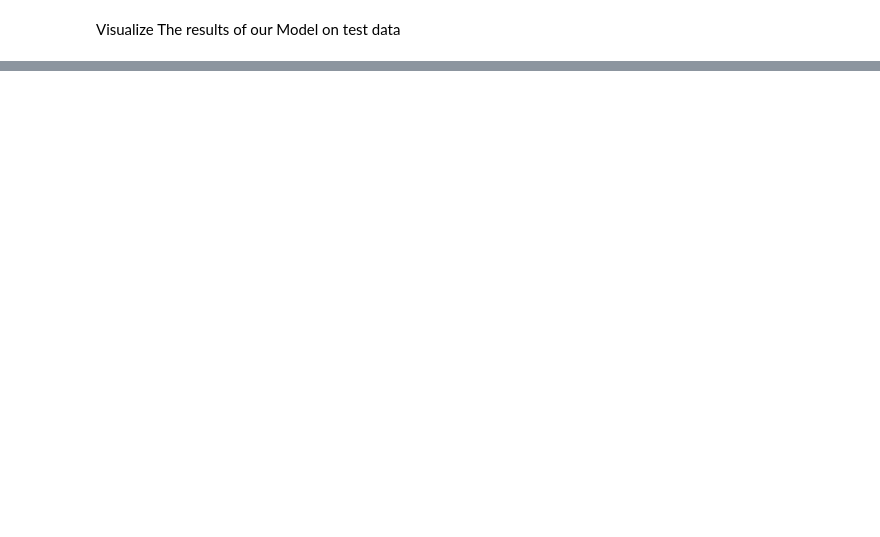
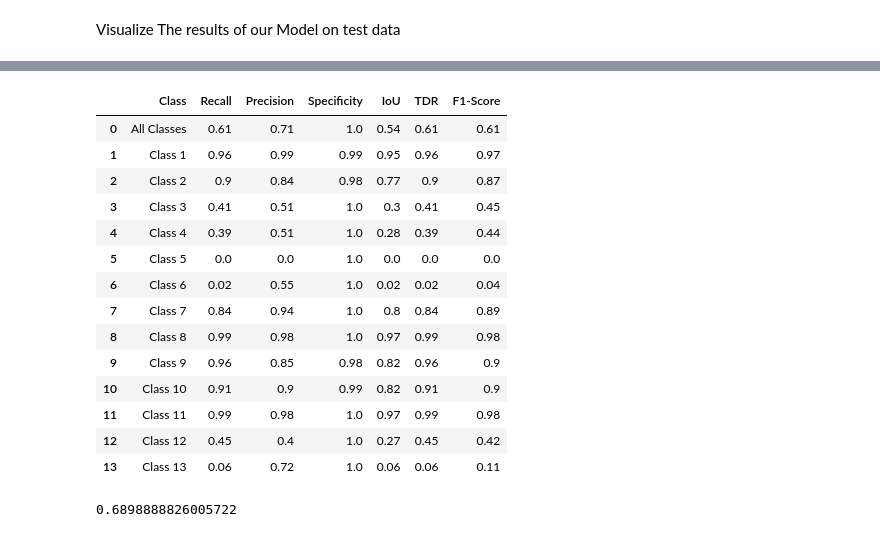
Before and after one commit to GhaidaaKh/Self-driving-cars, a Jupyter notebook: Code/Phase2-Semantic Segmentation From Scratch..ipynb, the cells around one changed output, grey strips where cells are left out. Cells and saved outputs as stored; diff of their text form; code cells hidden in the pictures; blank space fills up the shorter version.

```diff
--- a/Code/Phase2-Semantic Segmentation From Scratch..ipynb
+++ b/Code/Phase2-Semantic Segmentation From Scratch..ipynb
@@ -216,0 +217,17 @@ for image, mask in test_generator.take(6):
+# %%
+def create_mask(dataset, model):
+    true_masks, predicted_masks = [], []
+    for images, masks in dataset:
+        pred_masks = model.predict(images)
+        pred_masks = tf.expand_dims(tf.argmax(pred_masks, axis=-1), axis=-1)
+        true_masks.extend(masks)
+        predicted_masks.extend(pred_masks)
+
+    true_masks = np.array(true_masks)
+    predicted_masks = np.array(predicted_masks)
+
+    return true_masks, predicted_masks
+# %%
+true_train_masks, predicted_train_masks = create_mask(train_generator, model)
+true_validation_masks, predicted_validation_masks = create_mask(val_generator, model)
+true_test_masks, predicted_test_masks = create_mask(test_generator, model)
@@ -216,0 +405,23 @@ for image, mask in test_generator.take(6):
+# %%
+model_evaluation_on_train_dataset = evaluate_model(true_train_masks, predicted_train_masks, n_classes=13)
+
+show_evaluations(model_evaluation_on_train_dataset,
+                 metrics=["Recall", "Precision", "Specificity", "IoU", "TDR", "F1-Score"],
+                 class_list=None,
+                 display_evaluations="All")
+# %% [output]
+|  | Class | Recall | Precision | Specificity | IoU | TDR | F1-Score |
+| 0 | All Classes | 0.61 | 0.71 | 1.0 | 0.54 | 0.61 | 0.61 |
+| 1 | Class 1 | 0.96 | 0.99 | 0.99 | 0.95 | 0.96 | 0.97 |
+| 2 | Class 2 | 0.9 | 0.84 | 0.98 | 0.77 | 0.9 | 0.87 |
+| 3 | Class 3 | 0.41 | 0.51 | 1.0 | 0.3 | 0.41 | 0.45 |
+| 4 | Class 4 | 0.39 | 0.51 | 1.0 | 0.28 | 0.39 | 0.44 |
+| 5 | Class 5 | 0.0 | 0.0 | 1.0 | 0.0 | 0.0 | 0.0 |
+| 6 | Class 6 | 0.02 | 0.55 | 1.0 | 0.02 | 0.02 | 0.04 |
+| 7 | Class 7 | 0.84 | 0.94 | 1.0 | 0.8 | 0.84 | 0.89 |
+| 8 | Class 8 | 0.99 | 0.98 | 1.0 | 0.97 | 0.99 | 0.98 |
+| 9 | Class 9 | 0.96 | 0.85 | 0.98 | 0.82 | 0.96 | 0.9 |
+| 10 | Class 10 | 0.91 | 0.9 | 0.99 | 0.82 | 0.91 | 0.9 |
+| 11 | Class 11 | 0.99 | 0.98 | 1.0 | 0.97 | 0.99 | 0.98 |
+| 12 | Class 12 | 0.45 | 0.4 | 1.0 | 0.27 | 0.45 | 0.42 |
+| 13 | Class 13 | 0.06 | 0.72 | 1.0 | 0.06 | 0.06 | 0.11 |
@@ -216,0 +449,4 @@ for image, mask in test_generator.take(6):
+# %%
+iou
+# %% [output]
+0.6898888826005722
```
Also changed, not shown: parts of 9 cells of this notebook.
